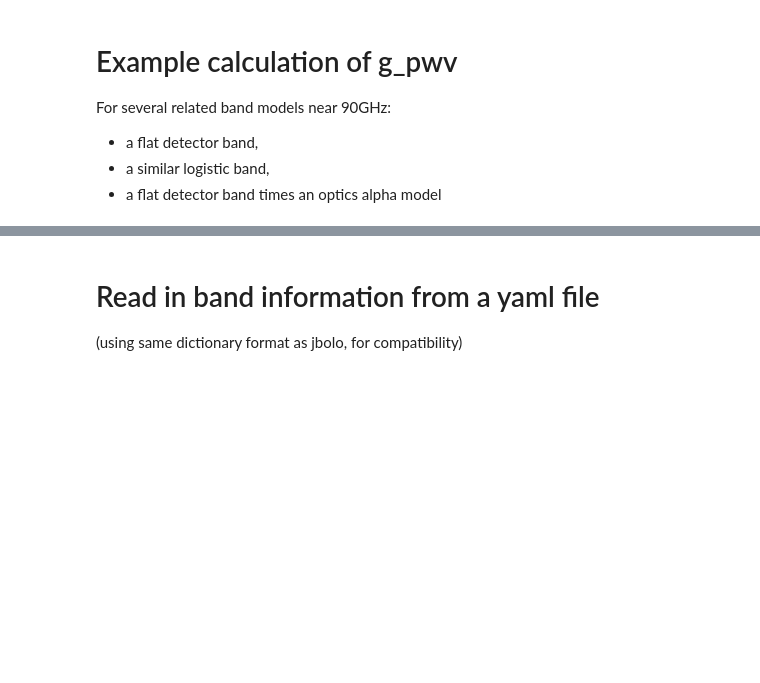
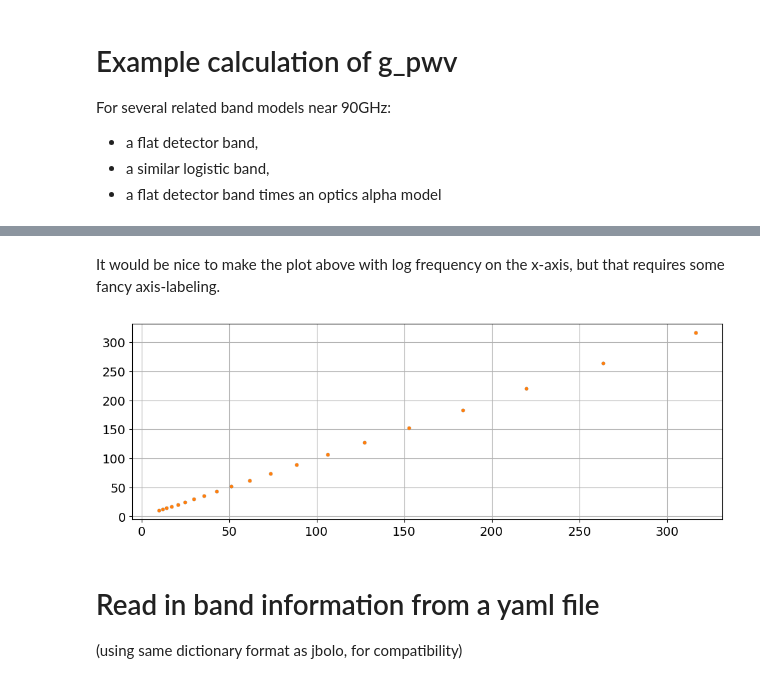
Before and after one commit to JohnRuhl/Atmos_pwv_flucts, a Jupyter notebook: Atmos_pwv_flucts.ipynb, the cells around one changed output, grey strips where cells are left out. Saved outputs shown, nothing was run; the diff lists cells and outputs as text; code cells hidden in the pictures; blank space fills up the shorter version.

```diff
--- a/Atmos_pwv_flucts.ipynb
+++ b/Atmos_pwv_flucts.ipynb
@@ -243,3 +338,11 @@ Flat*alpha:      9.065e-12   6.047e-13     14.991
+# %% [markdown]
+It would be nice to make the plot above with log frequency on the x-axis, but that requires some fancy axis-labeling.
+# %%
+plt.plot(band_center_vec,out_center.T[10,:],'.')
+plt.plot(band_center_vec,out_center.T[90,:],'.')
+plt.grid()
+# %% [output]
+[figure, added]
 # %% [markdown]
 # Read in band information from a yaml file
 (using same dictionary format as jbolo, for compatibility)
```
Also changed, not shown: parts of 26 cells of this notebook, 1 other file.
